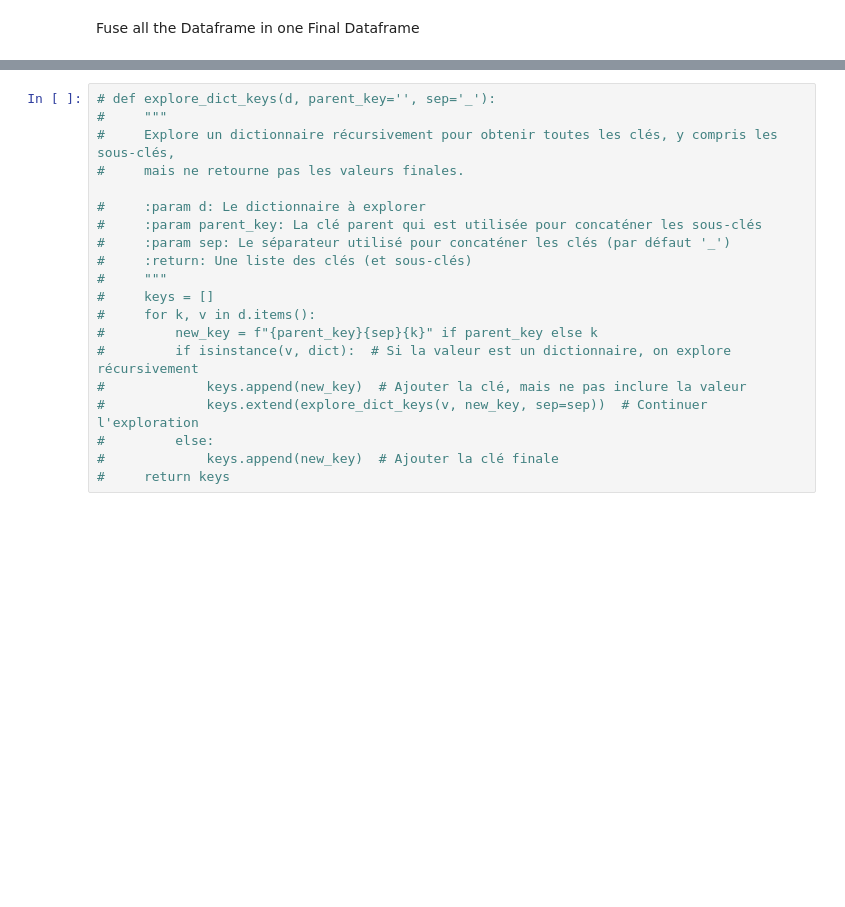
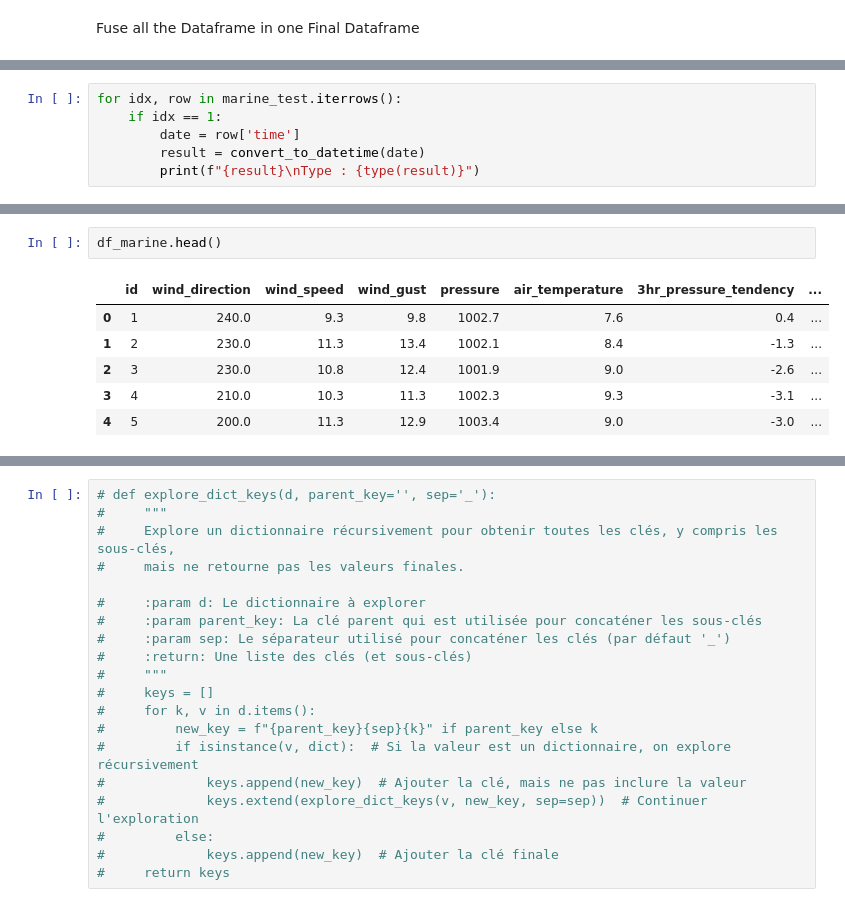
Before and after one commit to flosrv/Mes-Projets, a Jupyter notebook: Oceanography-Project-WIP/silver_step.ipynb, the cells around one changed output, grey strips where cells are left out. Saved outputs shown, nothing was run; the diff lists cells and outputs as text; blank space fills up the shorter version.

```diff
--- a/Oceanography-Project-WIP/silver_step.ipynb
+++ b/Oceanography-Project-WIP/silver_step.ipynb
@@ -157,0 +187,6 @@ Fuse all the Dataframe in one Final Dataframe
+# %%
+for idx, row in marine_test.iterrows():
+    if idx == 1:
+        date = row['time']
+        result = convert_to_datetime(date)
+        print(f"{result}\nType : {type(result)}")
@@ -272 +324,10 @@ Final DataFrame rows number: 40927
 ❌ Number of failed stations: 0
+# %%
+df_marine.head()
+# %% [output]
+|  | id | wind_direction | wind_speed | wind_gust | pressure | air_temperature | 3hr_pressure_tendency | ... |
+| 0 | 1 | 240.0 | 9.3 | 9.8 | 1002.7 | 7.6 | 0.4 | ... |
+| 1 | 2 | 230.0 | 11.3 | 13.4 | 1002.1 | 8.4 | -1.3 | ... |
+| 2 | 3 | 230.0 | 10.8 | 12.4 | 1001.9 | 9.0 | -2.6 | ... |
+| 3 | 4 | 210.0 | 10.3 | 11.3 | 1002.3 | 9.3 | -3.1 | ... |
+| 4 | 5 | 200.0 | 11.3 | 12.9 | 1003.4 | 9.0 | -3.0 | ... |
```
Also changed, not shown: parts of 18 cells of this notebook, 3 other files.
